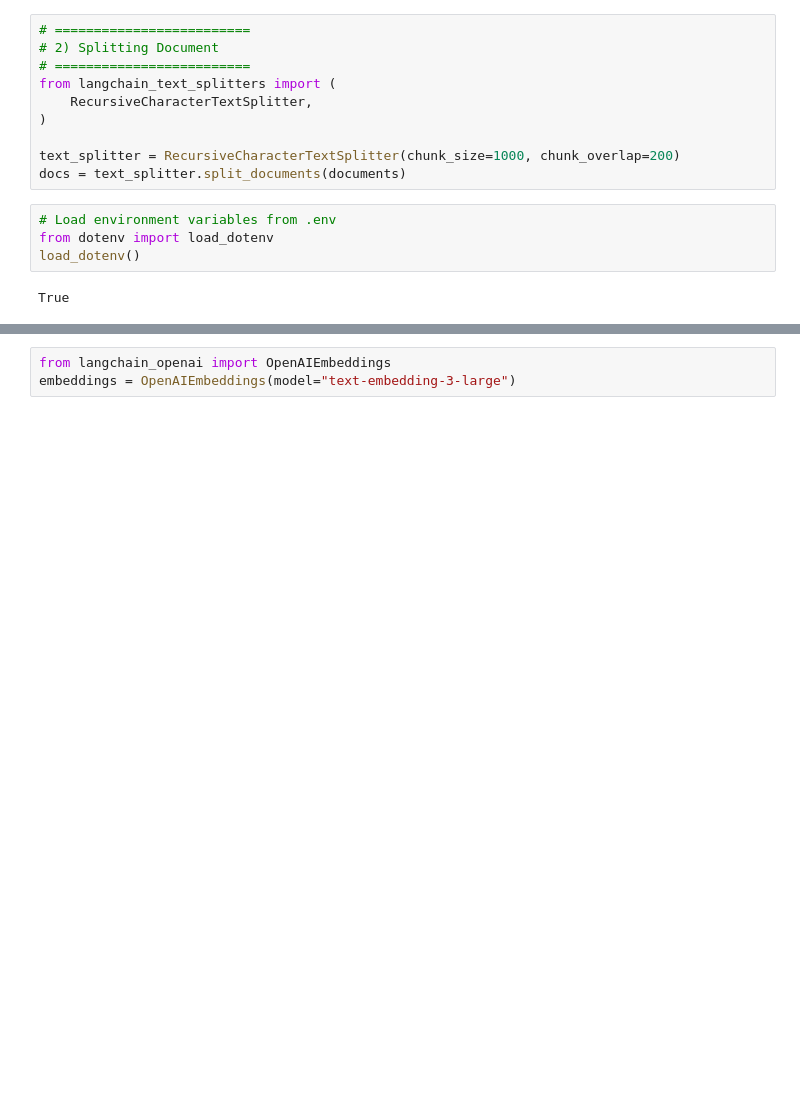
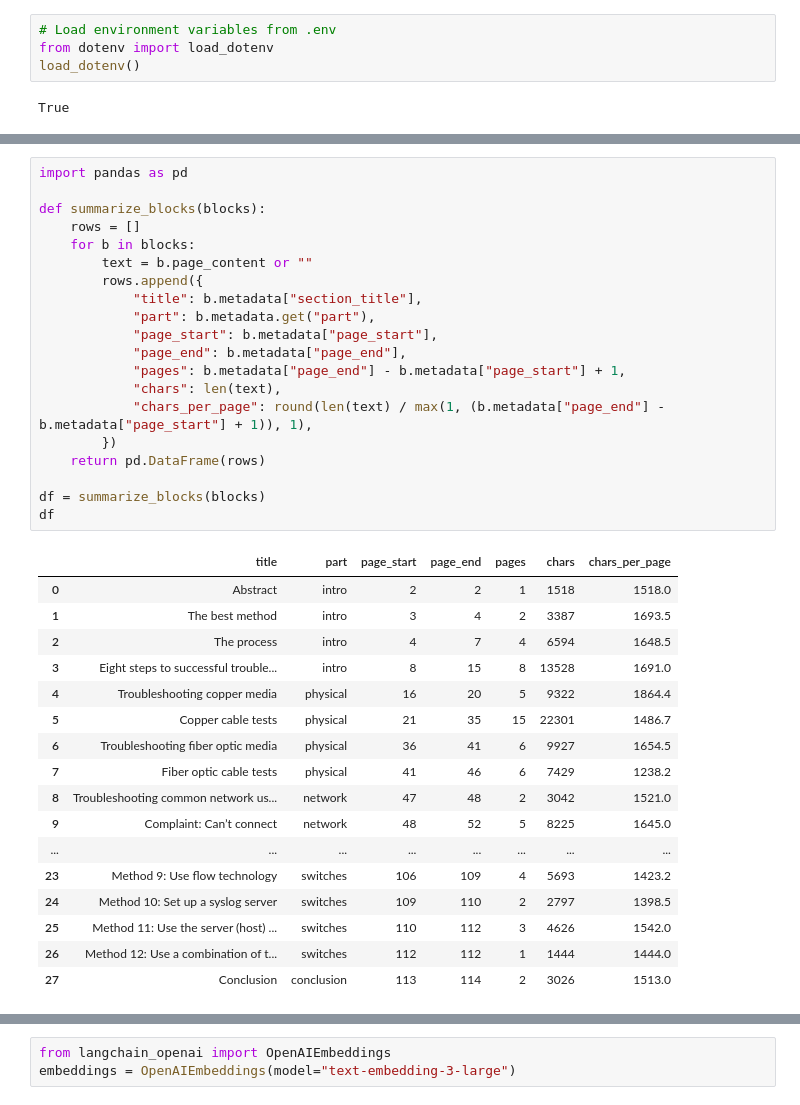
Before and after one commit to naoto-tanaka-prodapt/network-eng-assistant, a Jupyter notebook: scripts/insert_vector_db.ipynb, the cells around one changed output, grey strips where cells are left out. Drawn from its saved outputs; the diff is of its cells as text; blank space fills up the shorter version.

Commit message:
feat: metadataを含めた形に修正

```diff
--- a/scripts/insert_vector_db.ipynb
+++ b/scripts/insert_vector_db.ipynb
@@ -11,13 +14,3 @@ documents = loader.load()
-# %%
-# =========================
-# 2) Splitting Document
-# =========================
-from langchain_text_splitters import (
-    RecursiveCharacterTextSplitter,
-)
-
-text_splitter = RecursiveCharacterTextSplitter(chunk_size=1000, chunk_overlap=200)
-docs = text_splitter.split_documents(documents)
 # %%
 # Load environment variables from .env
 from dotenv import load_dotenv
@@ -26,0 +131,38 @@ True
+# %%
+import pandas as pd
+
+def summarize_blocks(blocks):
+    rows = []
+    for b in blocks:
+        text = b.page_content or ""
+        rows.append({
+            "title": b.metadata["section_title"],
+            "part": b.metadata.get("part"),
+            "page_start": b.metadata["page_start"],
+            "page_end": b.metadata["page_end"],
+            "pages": b.metadata["page_end"] - b.metadata["page_start"] + 1,
+            "chars": len(text),
+            "chars_per_page": round(len(text) / max(1, (b.metadata["page_end"] - b.metadata["page_start"] + 1)), 1),
+        })
+    return pd.DataFrame(rows)
+
+df = summarize_blocks(blocks)
+df
+# %% [output]
+|  | title | part | page_start | page_end | pages | chars | chars_per_page |
+| 0 | Abstract | intro | 2 | 2 | 1 | 1518 | 1518.0 |
+| 1 | The best method | intro | 3 | 4 | 2 | 3387 | 1693.5 |
+| 2 | The process | intro | 4 | 7 | 4 | 6594 | 1648.5 |
+| 3 | Eight steps to successful trouble... | intro | 8 | 15 | 8 | 13528 | 1691.0 |
+| 4 | Troubleshooting copper media | physical | 16 | 20 | 5 | 9322 | 1864.4 |
+| 5 | Copper cable tests | physical | 21 | 35 | 15 | 22301 | 1486.7 |
+| 6 | Troubleshooting fiber optic media | physical | 36 | 41 | 6 | 9927 | 1654.5 |
+| 7 | Fiber optic cable tests | physical | 41 | 46 | 6 | 7429 | 1238.2 |
+| 8 | Troubleshooting common network us... | network | 47 | 48 | 2 | 3042 | 1521.0 |
+| 9 | Complaint: Can’t connect | network | 48 | 52 | 5 | 8225 | 1645.0 |
+| ... | ... | ... | ... | ... | ... | ... | ... |
+| 23 | Method 9: Use flow technology | switches | 106 | 109 | 4 | 5693 | 1423.2 |
+| 24 | Method 10: Set up a syslog server | switches | 109 | 110 | 2 | 2797 | 1398.5 |
+| 25 | Method 11: Use the server (host) ... | switches | 110 | 112 | 3 | 4626 | 1542.0 |
+| 26 | Method 12: Use a combination of t... | switches | 112 | 112 | 1 | 1444 | 1444.0 |
+| 27 | Conclusion | conclusion | 113 | 114 | 2 | 3026 | 1513.0 |
```
Also changed, not shown: parts of 10 cells of this notebook, 2 other files.
